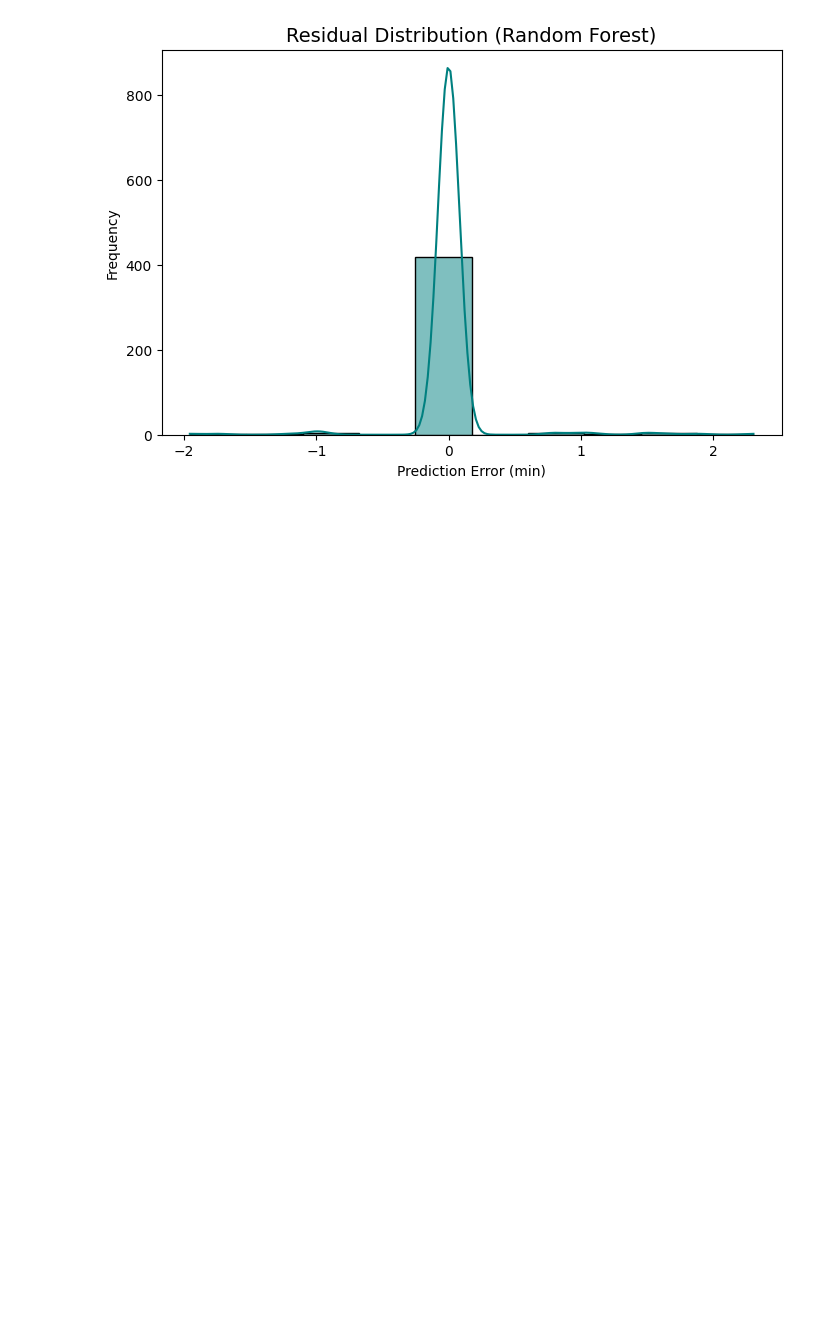
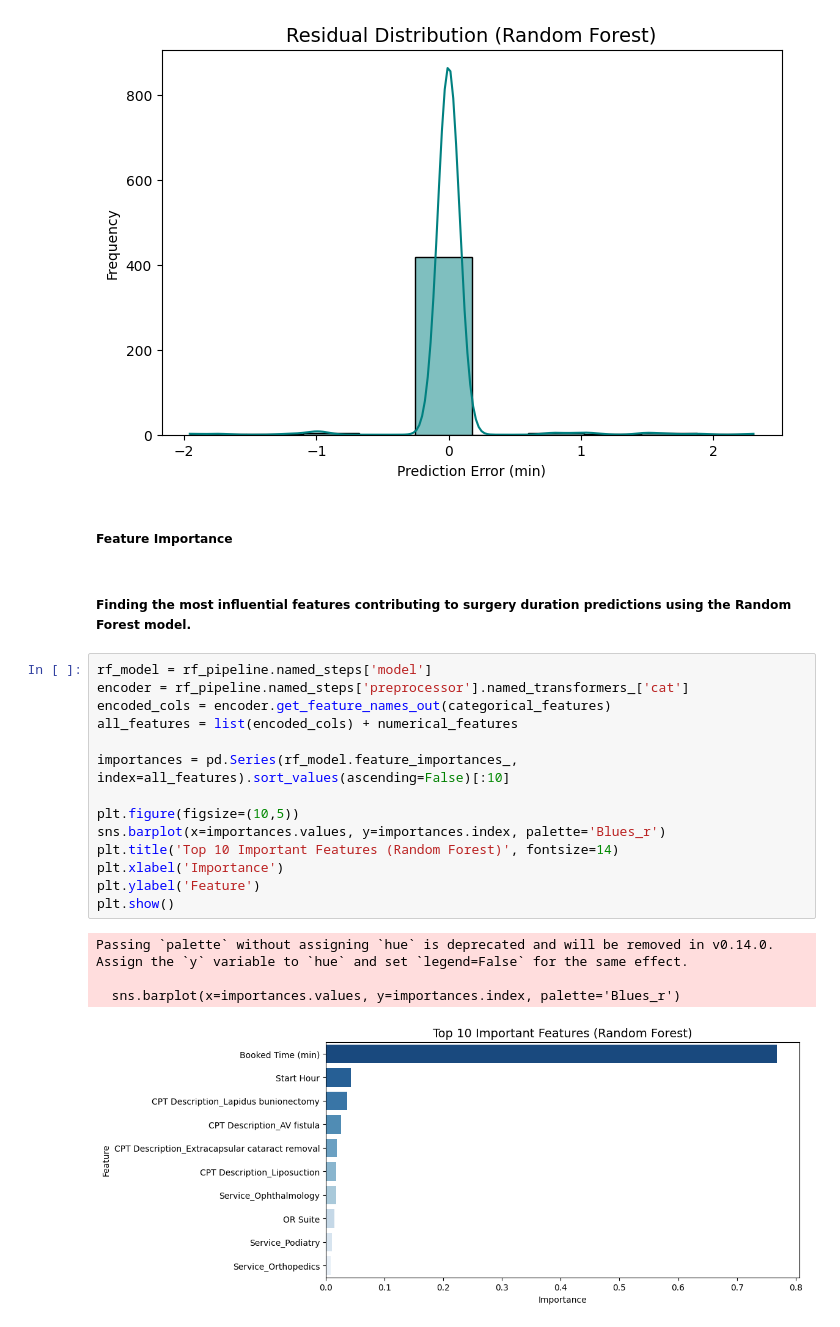
Before and after one commit to Reddy3001/Assignment-2-CSCN8030, a Jupyter notebook: RPwithoutAI.ipynb, the cells around one changed output. Saved outputs shown, nothing was run; the diff lists cells and outputs as text; blank space fills up the shorter version.

Commit message:
Feature Importance

```diff
--- a/RPwithoutAI.ipynb
+++ b/RPwithoutAI.ipynb
@@ -181,3 +181,26 @@ plt.show()
 # %% [output]
 [figure]
 [figure]
+# %% [markdown]
+##### Feature Importance
+# %% [markdown]
+##### Finding the most influential features contributing to surgery duration predictions using the Random Forest model.
+# %%
+rf_model = rf_pipeline.named_steps['model']
+encoder = rf_pipeline.named_steps['preprocessor'].named_transformers_['cat']
+encoded_cols = encoder.get_feature_names_out(categorical_features)
+all_features = list(encoded_cols) + numerical_features
+
+importances = pd.Series(rf_model.feature_importances_, index=all_features).sort_values(ascending=False)[:10]
+
+plt.figure(figsize=(10,5))
+sns.barplot(x=importances.values, y=importances.index, palette='Blues_r')
+plt.title('Top 10 Important Features (Random Forest)', fontsize=14)
+plt.xlabel('Importance')
+plt.ylabel('Feature')
+plt.show()
+# %% [output]
+Passing `palette` without assigning `hue` is deprecated and will be removed in v0.14.0. Assign the `y` variable to `hue` and set `legend=False` for the same effect.
+
+  sns.barplot(x=importances.values, y=importances.index, palette='Blues_r')
+[figure, added]
```
